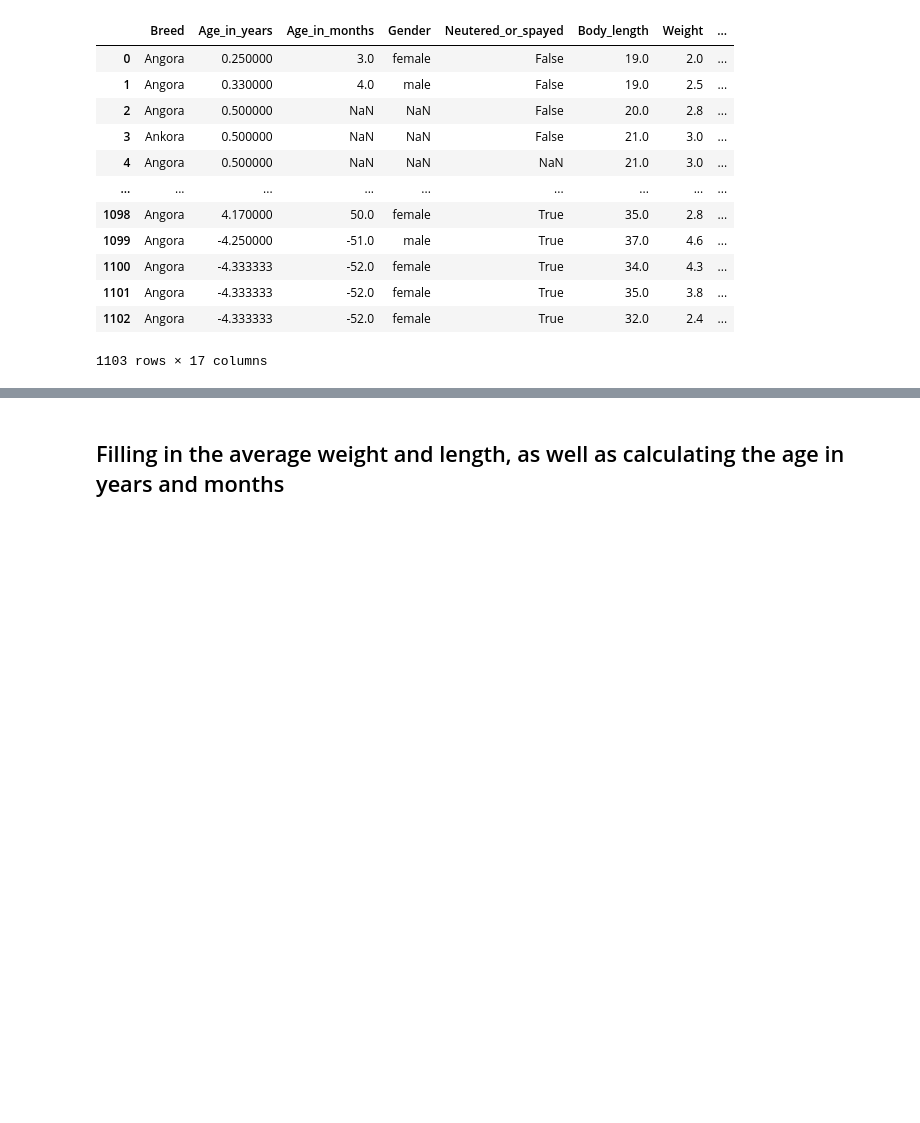
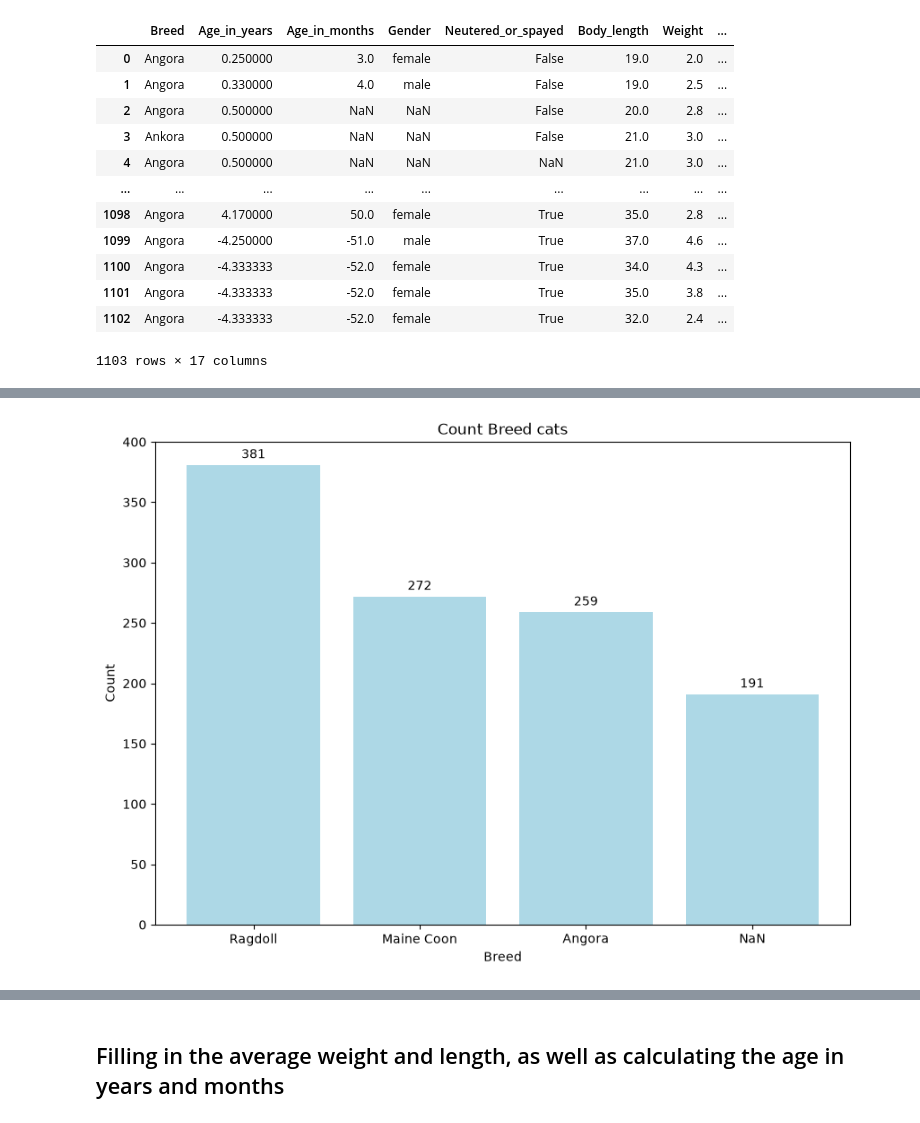
Before and after one commit to MrWisl/Cat-breeds-dirty-Dataset, a Jupyter notebook: CleaningCatBreedsDirtyDataset.ipynb, the cells around one changed output, grey strips where cells are left out. Saved outputs shown, nothing was run; the diff lists cells and outputs as text; code cells hidden in the pictures; blank space fills up the shorter version.

```diff
--- a/CleaningCatBreedsDirtyDataset.ipynb
+++ b/CleaningCatBreedsDirtyDataset.ipynb
@@ -96,0 +110,11 @@ cats.loc[cats['Country'].isin(trash_country_words), 'Country'] = np.nan
+# %%
+counts = cats['Breed'].value_counts(dropna=False)
+counts.index = counts.index.fillna('NaN')
+fig, ax = plt.subplots(nrows=1,ncols=1, figsize=(10,7))
+bars = ax.bar(counts.index.astype(str), counts.values, color='lightblue')
+ax.bar_label(bars, padding=3)
+ax.set_title('Count Breed cats')
+ax.set_xlabel('Breed')
+ax.set_ylabel('Count')
+# %% [output]
+[figure, added]
```
Also changed, not shown: parts of 9 cells of this notebook, 1 other file.
